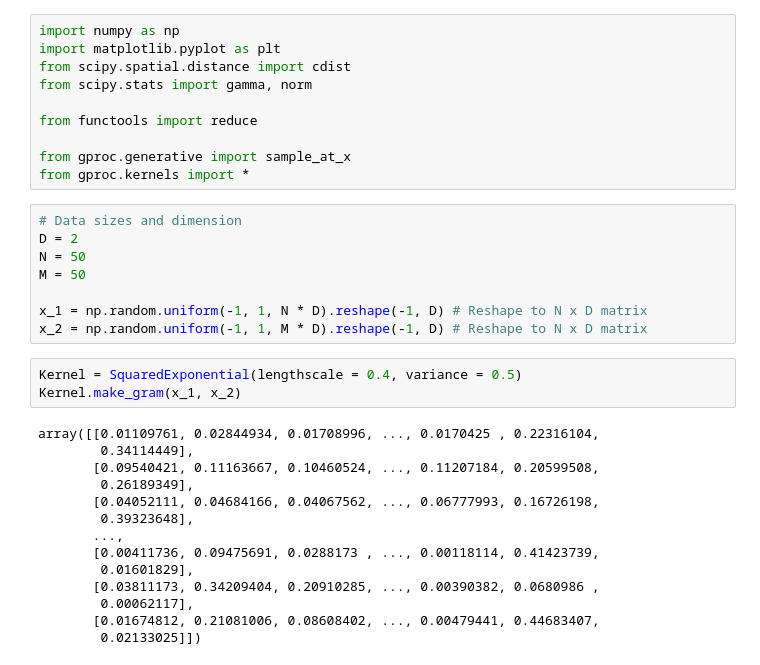
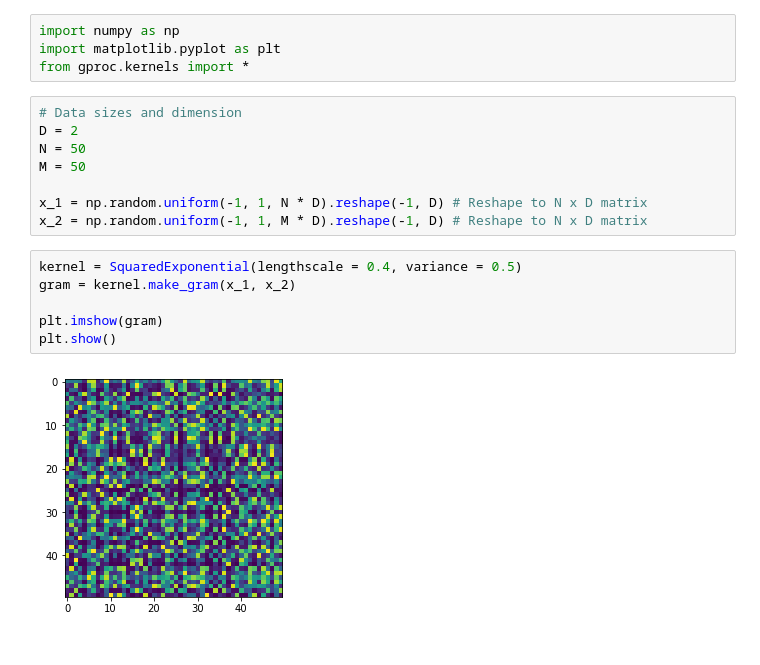
Before and after one commit to Tennessee-Wallaceh/gproc, a Jupyter notebook: notebooks/Kernel Examples.ipynb, the cells around one changed output. Saved outputs shown, nothing was run; the diff lists cells and outputs as text.

```diff
--- a/notebooks/Kernel Examples.ipynb
+++ b/notebooks/Kernel Examples.ipynb
@@ -1,12 +1,6 @@
 # %%
 import numpy as np
 import matplotlib.pyplot as plt
-from scipy.spatial.distance import cdist
-from scipy.stats import gamma, norm
-
-from functools import reduce
-
-from gproc.generative import sample_at_x
 from gproc.kernels import *
 # %%
 # Data sizes and dimension
@@ -17,19 +11,10 @@ M = 50
 x_1 = np.random.uniform(-1, 1, N * D).reshape(-1, D) # Reshape to N x D matrix
 x_2 = np.random.uniform(-1, 1, M * D).reshape(-1, D) # Reshape to N x D matrix
 # %%
-Kernel = SquaredExponential(lengthscale = 0.4, variance = 0.5)
-Kernel.make_gram(x_1, x_2)
+kernel = SquaredExponential(lengthscale = 0.4, variance = 0.5)
+gram = kernel.make_gram(x_1, x_2)
+
+plt.imshow(gram)
+plt.show()
 # %% [output]
-array([[0.01109761, 0.02844934, 0.01708996, ..., 0.0170425 , 0.22316104,
-        0.34114449],
-       [0.09540421, 0.11163667, 0.10460524, ..., 0.11207184, 0.20599508,
-        0.26189349],
-       [0.04052111, 0.04684166, 0.04067562, ..., 0.06777993, 0.16726198,
-        0.39323648],
-       ...,
-       [0.00411736, 0.09475691, 0.0288173 , ..., 0.00118114, 0.41423739,
-        0.01601829],
-       [0.03811173, 0.34209404, 0.20910285, ..., 0.00390382, 0.0680986 ,
-        0.00062117],
-       [0.01674812, 0.21081006, 0.08608402, ..., 0.00479441, 0.44683407,
-        0.02133025]])
+[figure, added]
```
Also changed, not shown: parts of 2 cells of this notebook, 1 other file.
